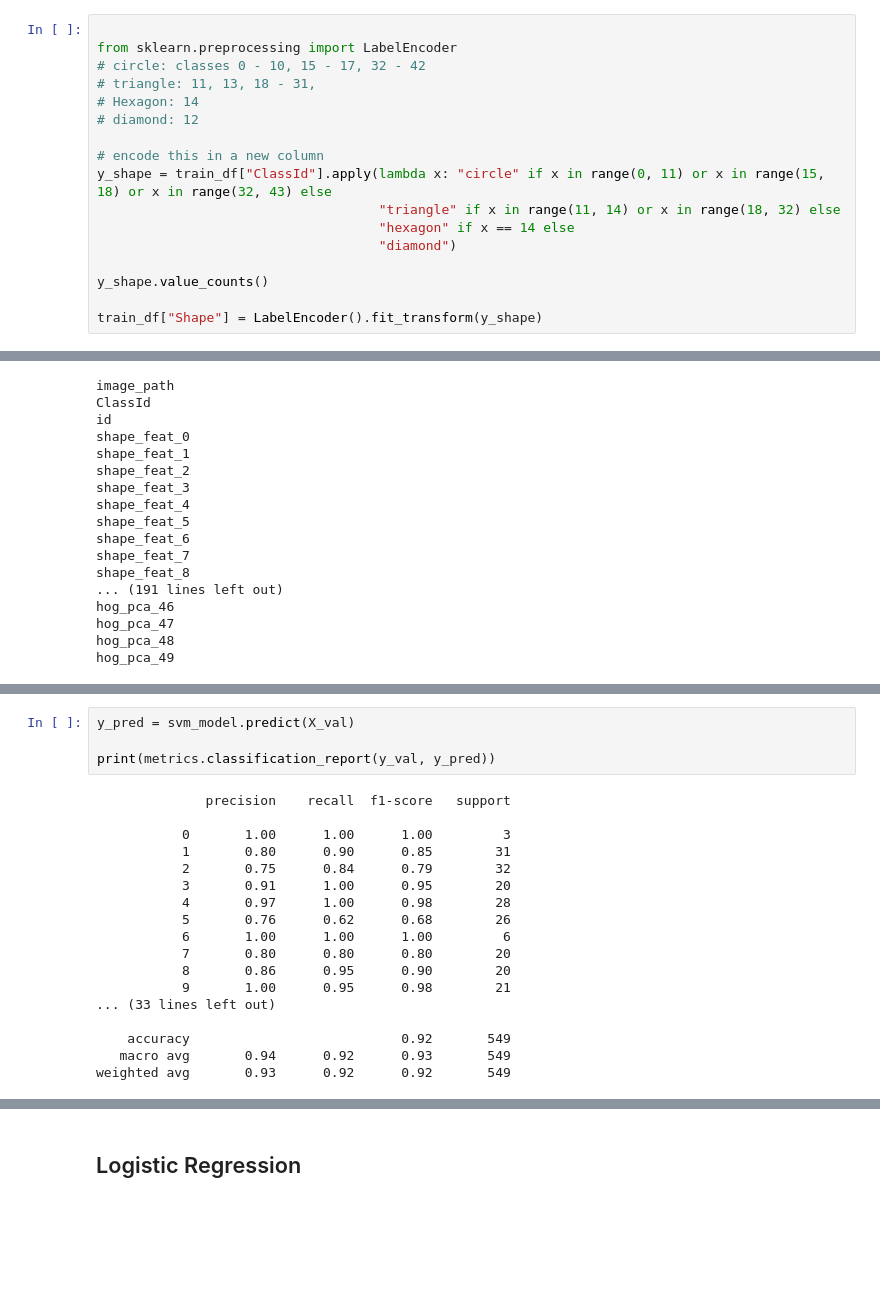
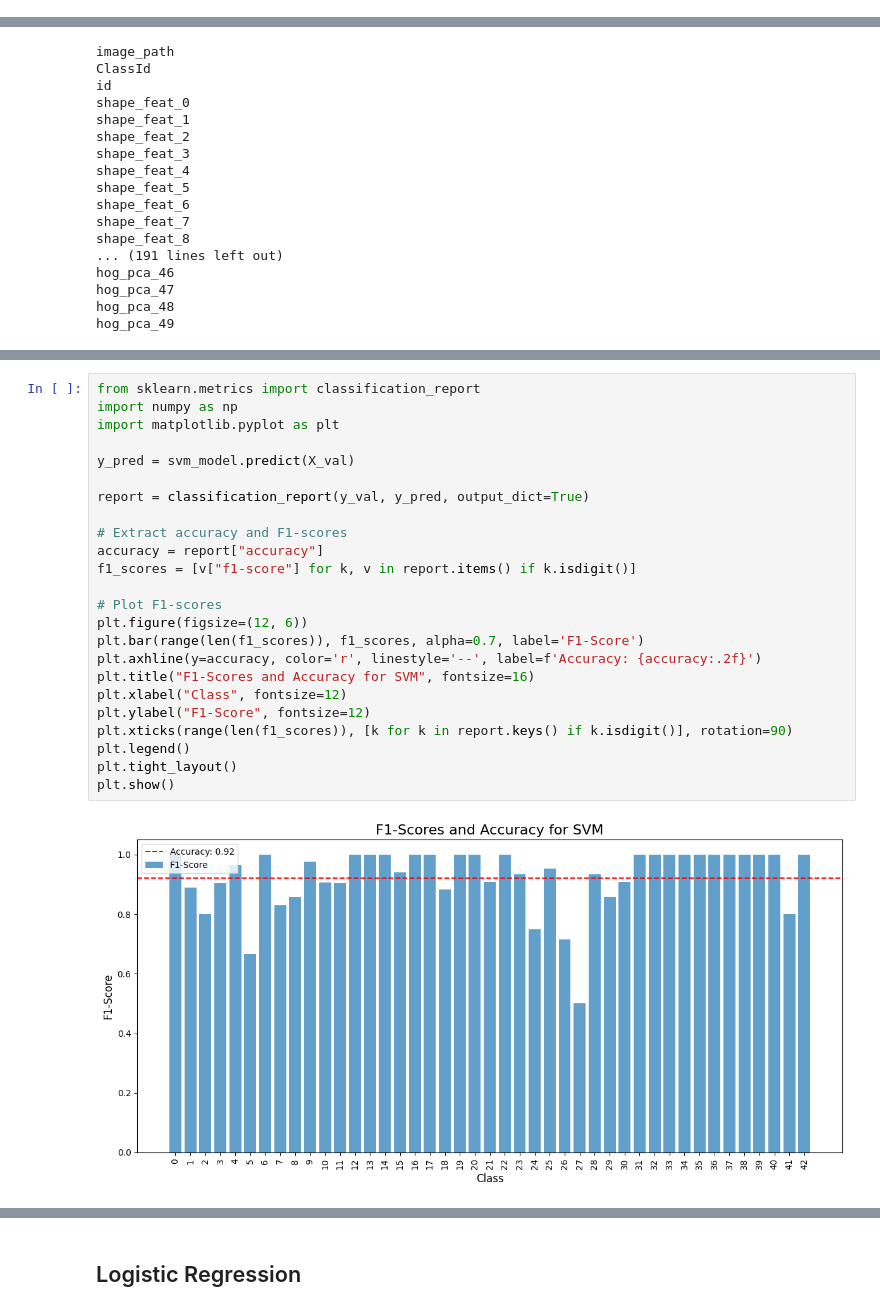
Before and after one commit to jamiecmarks/ml-ass2, a Jupyter notebook: exploration.ipynb, the cells around one changed output, grey strips where cells are left out. Cells and saved outputs as stored; diff of their text form; blank space fills up the shorter version.

```diff
--- a/exploration.ipynb
+++ b/exploration.ipynb
@@ -735,17 +549,0 @@ print(class_counts)
-# %%
-
-from sklearn.preprocessing import LabelEncoder
-# circle: classes 0 - 10, 15 - 17, 32 - 42
-# triangle: 11, 13, 18 - 31,
-# Hexagon: 14
-# diamond: 12
-
-# encode this in a new column
-y_shape = train_df["ClassId"].apply(lambda x: "circle" if x in range(0, 11) or x in range(15, 18) or x in range(32, 43) else
-                                    "triangle" if x in range(11, 14) or x in range(18, 32) else
-                                    "hexagon" if x == 14 else
-                                    "diamond")
-
-y_shape.value_counts()
-
-train_df["Shape"] = LabelEncoder().fit_transform(y_shape)
@@ -1221,22 +754,26 @@ Final best params: {'C': np.float64(41.70965147070386), 'gamma': np.float64(0.00
 # %%
+from sklearn.metrics import classification_report
+import numpy as np
+import matplotlib.pyplot as plt
+
 y_pred = svm_model.predict(X_val)
 
-print(metrics.classification_report(y_val, y_pred))
+report = classification_report(y_val, y_pred, output_dict=True)
+
+# Extract accuracy and F1-scores
+accuracy = report["accuracy"]
+f1_scores = [v["f1-score"] for k, v in report.items() if k.isdigit()]
+
+# Plot F1-scores
+plt.figure(figsize=(12, 6))
+plt.bar(range(len(f1_scores)), f1_scores, alpha=0.7, label='F1-Score')
+plt.axhline(y=accuracy, color='r', linestyle='--', label=f'Accuracy: {accuracy:.2f}')
+plt.title("F1-Scores and Accuracy for SVM", fontsize=16)
+plt.xlabel("Class", fontsize=12)
+plt.ylabel("F1-Score", fontsize=12)
+plt.xticks(range(len(f1_scores)), [k for k in report.keys() if k.isdigit()], rotation=90)
+plt.legend()
+plt.tight_layout()
+plt.show()
 # %% [output]
-              precision    recall  f1-score   support
-
-           0       1.00      1.00      1.00         3
-           1       0.80      0.90      0.85        31
-           2       0.75      0.84      0.79        32
-           3       0.91      1.00      0.95        20
-           4       0.97      1.00      0.98        28
-           5       0.76      0.62      0.68        26
-           6       1.00      1.00      1.00         6
-           7       0.80      0.80      0.80        20
-           8       0.86      0.95      0.90        20
-           9       1.00      0.95      0.98        21
-... (33 lines left out)
-
-    accuracy                           0.92       549
-   macro avg       0.94      0.92      0.93       549
-weighted avg       0.93      0.92      0.92       549
+[figure, added]
```
Also changed, not shown: parts of 94 cells of this notebook, 1 other file.
